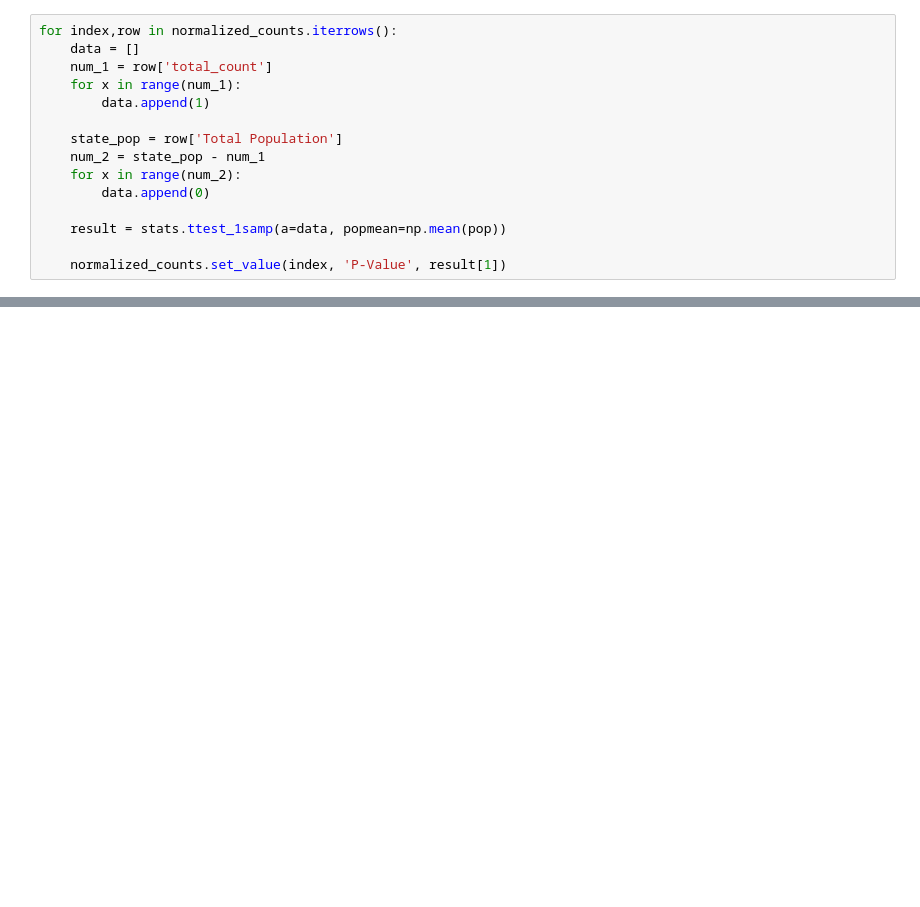
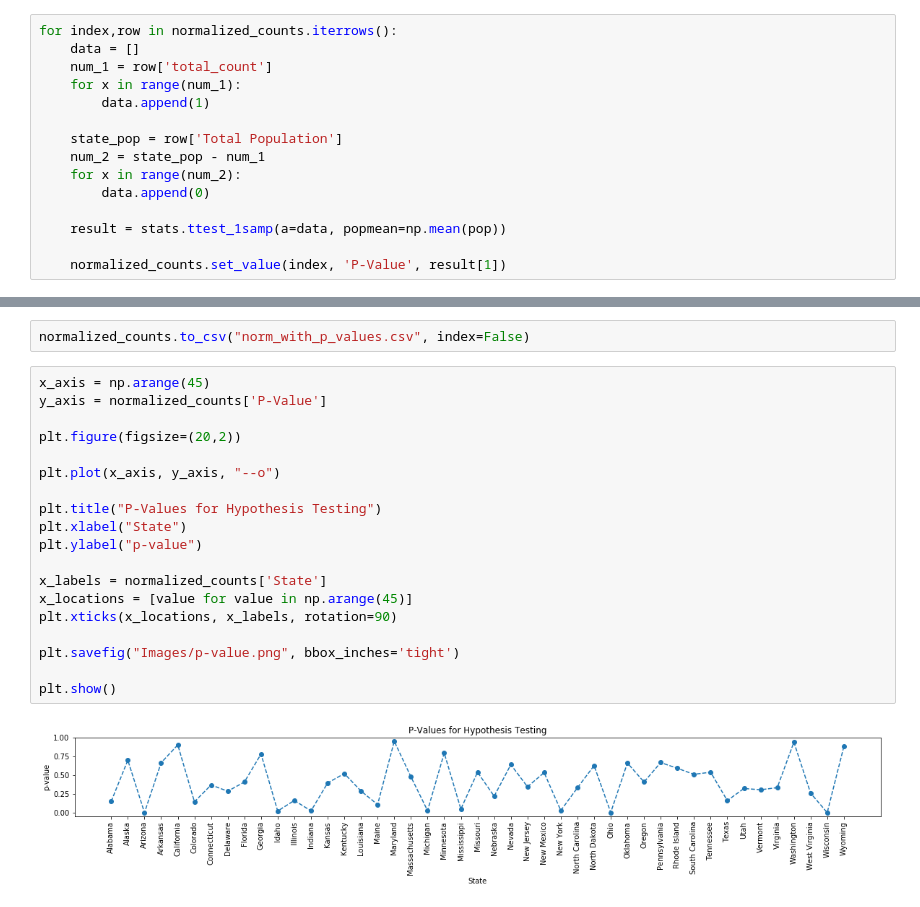
Before and after one commit to sharanyavb/hatin-on-twitter, a Jupyter notebook: t-test.ipynb, the cells around one changed output, grey strips where cells are left out. Saved outputs shown, nothing was run; the diff lists cells and outputs as text; blank space fills up the shorter version.

```diff
--- a/t-test.ipynb
+++ b/t-test.ipynb
@@ -102,0 +116,23 @@ normalized_counts.head()
+# %%
+normalized_counts.to_csv("norm_with_p_values.csv", index=False)
+# %%
+x_axis = np.arange(45)
+y_axis = normalized_counts['P-Value']
+
+plt.figure(figsize=(20,2))
+
+plt.plot(x_axis, y_axis, "--o")
+
+plt.title("P-Values for Hypothesis Testing")
+plt.xlabel("State")
+plt.ylabel("p-value")
+
+x_labels = normalized_counts['State']
+x_locations = [value for value in np.arange(45)]
+plt.xticks(x_locations, x_labels, rotation=90)
+
+plt.savefig("Images/p-value.png", bbox_inches='tight')
+
+plt.show()
+# %% [output]
+[figure, added]
```
Also changed, not shown: parts of 3 cells of this notebook, 1 other file.
